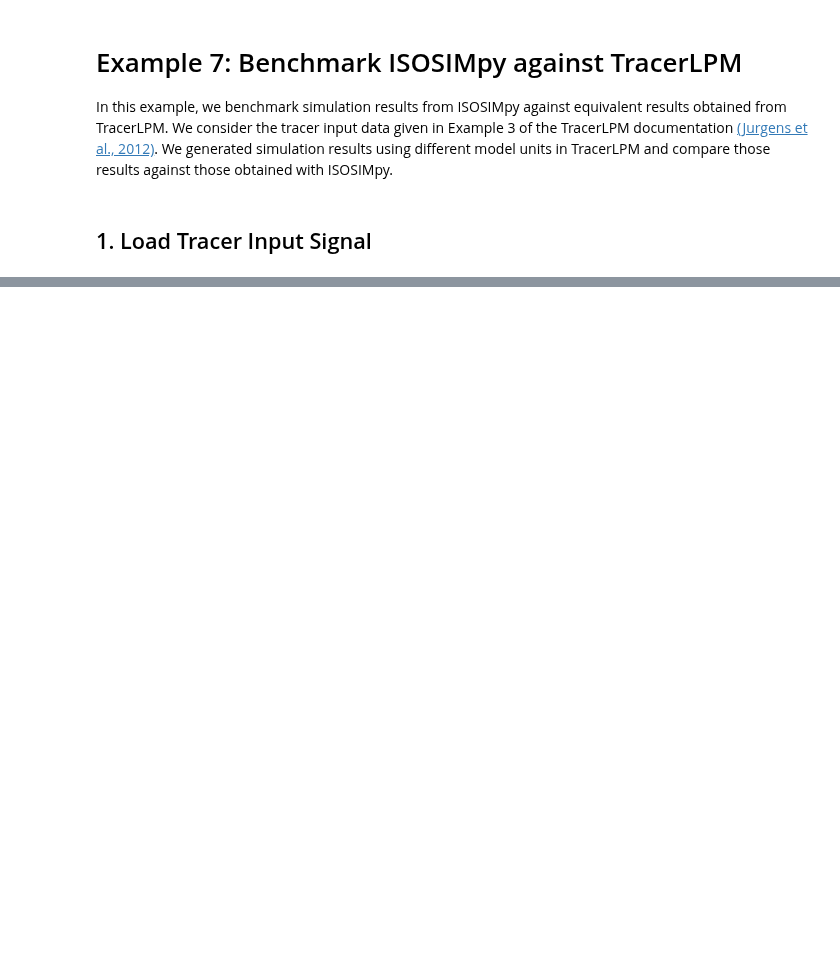
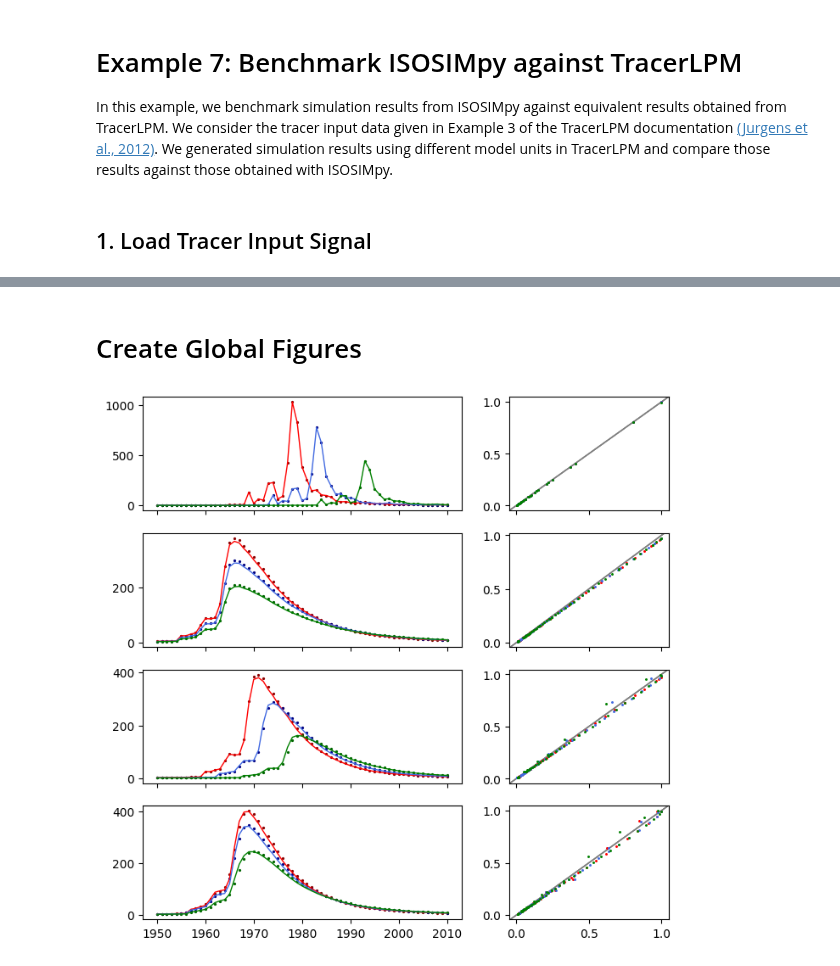
Before and after one commit to iGW-TU-Dresden/PyTracerLab, a Jupyter notebook: docs/examples/example_07.ipynb, the cells around one changed output, grey strips where cells are left out. Drawn from its saved outputs; the diff is of its cells as text; code cells hidden in the pictures; blank space fills up the shorter version.

Commit message:
update units documentation, update benchmark

```diff
--- a/docs/examples/example_07.ipynb
+++ b/docs/examples/example_07.ipynb
@@ -237,3 +541,21 @@ m.add_unit(
 
 # simulate
 dm_sim = m.simulate()
+
+# make pandas series
+bm = pd.Series(
+    data=data_benchmark_1[:, 3],
+    index=timestamps_benchmark
+)
+
+sim = pd.Series(
+    data=dm_sim,
+    index=timestamps
+).truncate(
+    before=timestamps_benchmark[0],
+    after=timestamps_benchmark[-1]
+    )
+
+# append to list
+dm_sims.append(sim)
+dm_bms.append(bm)
@@ -268,0 +656,59 @@ plt.show()
+# %% [markdown]
+# Create Global Figures
+# %%
+fig, ax = plt.subplots(
+    4, 2,
+    figsize=(8, 8),
+    gridspec_kw={"width_ratios": [2, 1]},
+    sharex="col"
+)
+
+simulation_data = [pm_sims, em_sims, epm_sims, dm_sims]
+benchmark_data = [pm_bms, em_bms, epm_bms, dm_bms]
+
+colors_1 = ["red", "royalblue", "green"]
+colors_2 = ["darkred", "navy", "darkgreen"]
+
+# iterate over models / units
+for i in range(4):
+    unit_sims = simulation_data[i]
+    unit_bms = benchmark_data[i]
+
+    for j in range(len(unit_sims)):
+        # plot simulation
+        ax[i, 0].plot(
+            unit_sims[j].index,
+            unit_sims[j].values,
+            c=colors_1[j],
+            lw=1.
+        )
+        # plot benchmark
+        ax[i, 0].scatter(
+            unit_bms[j].index,
+            unit_bms[j].values,
+            c=colors_2[j],
+            marker=".",
+            s=7.
+        )
+
+        # plot errors
+        sims_compare = unit_sims[j].values / unit_bms[j].values.max()
+        bms_compare = unit_bms[j].values / unit_bms[j].values.max()
+        ax[i, 1].scatter(
+            bms_compare,
+            sims_compare,
+            c=colors_1[j],
+            marker=".",
+            s=5., zorder=100
+        )
+        min_val = min(sims_compare.min(), sims_compare.min())
+        ax[i, 1].axline(
+            xy1=(min_val, min_val),
+            slope=1.,
+            c="grey",
+            lw=1
+        )
+        # ax[i, 1].set_xscale("log")
+        # ax[i, 1].set_yscale("log")
+# %% [output]
+[figure, added]
```
Also changed, not shown: parts of 32 cells of this notebook, 4 other files.
